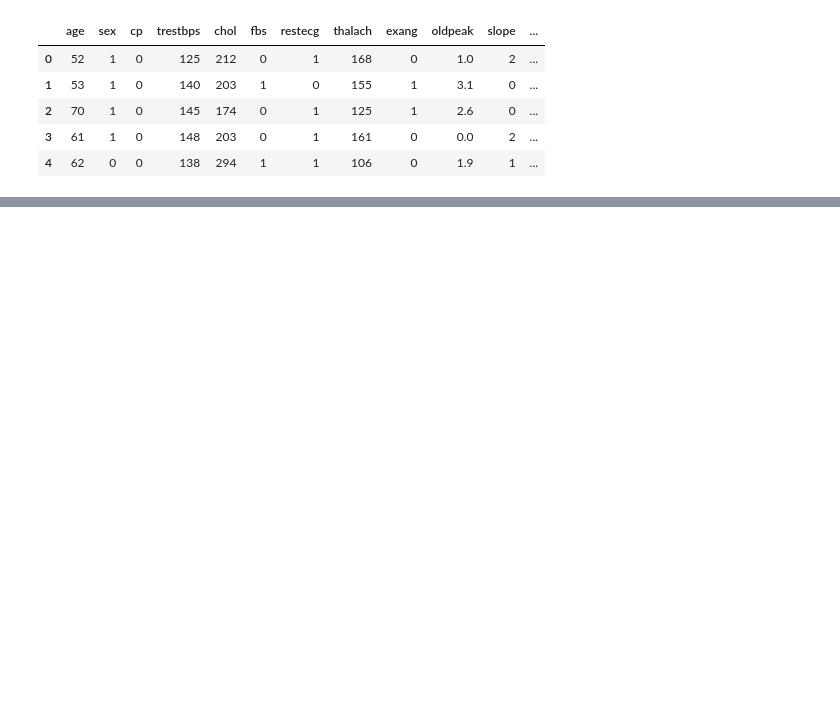
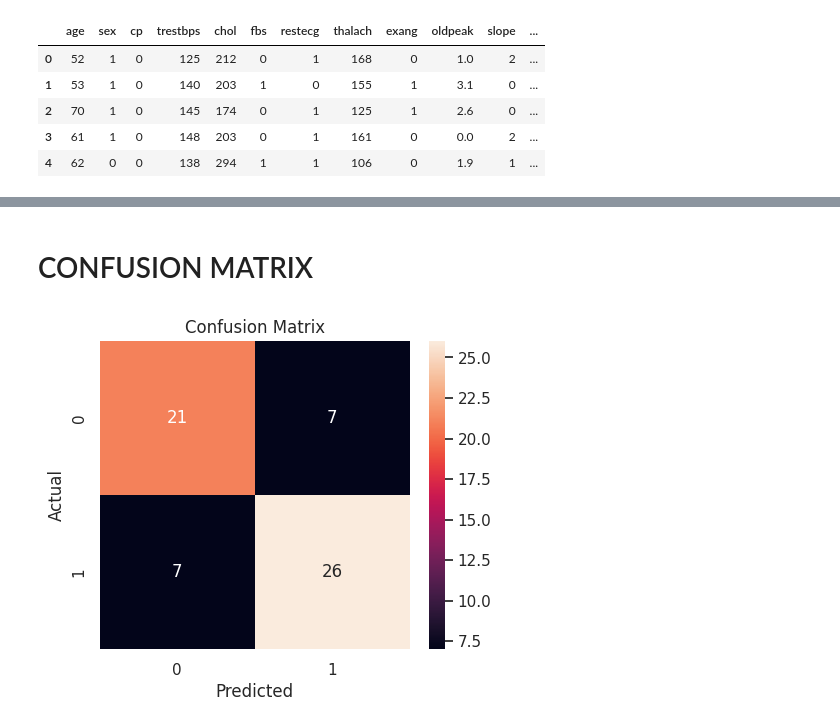
Before and after one commit to Maliha-Haroon/BigData-course, a Jupyter notebook: FinalProject.ipynb, the cells around one changed output, grey strips where cells are left out. Saved outputs shown, nothing was run; the diff lists cells and outputs as text; code cells hidden in the pictures; blank space fills up the shorter version.

```diff
--- a/FinalProject.ipynb
+++ b/FinalProject.ipynb
@@ -208,0 +125,20 @@ plt.show()
+# %%
+X_train, X_test, y_train, y_test = train_test_split(
+    X, y,
+    test_size=0.2,
+    stratify=y,
+    random_state=42
+)
+# %%
+pipeline = Pipeline([
+    ('imputer', SimpleImputer(strategy='median')),
+    ('scaler', StandardScaler()),
+    ('model', RandomForestClassifier(
+        n_estimators=200,
+        max_depth=8,
+        min_samples_split=8,
+        min_samples_leaf=2,
+        class_weight='balanced',
+        random_state=42
+    ))
+])
@@ -208,0 +161,2 @@ plt.show()
+# %%
+pipeline.fit(X_train, y_train)
@@ -208,0 +180,4 @@ plt.show()
+# %%
+test_pred = pipeline.predict(X_test)
+test_acc = accuracy_score(y_test, test_pred)
+print("Testing Accuracy:", test_acc)
@@ -208,0 +202,13 @@ plt.show()
+# %% [markdown]
+# CONFUSION MATRIX
+# %%
+cm = confusion_matrix(y_test, test_pred)
+
+plt.figure(figsize=(5,4))
+sns.heatmap(cm, annot=True, fmt='d')
+plt.title("Confusion Matrix")
+plt.xlabel("Predicted")
+plt.ylabel("Actual")
+plt.show()
+# %% [output]
+[figure, added]
```
Also changed, not shown: parts of 46 cells of this notebook.
